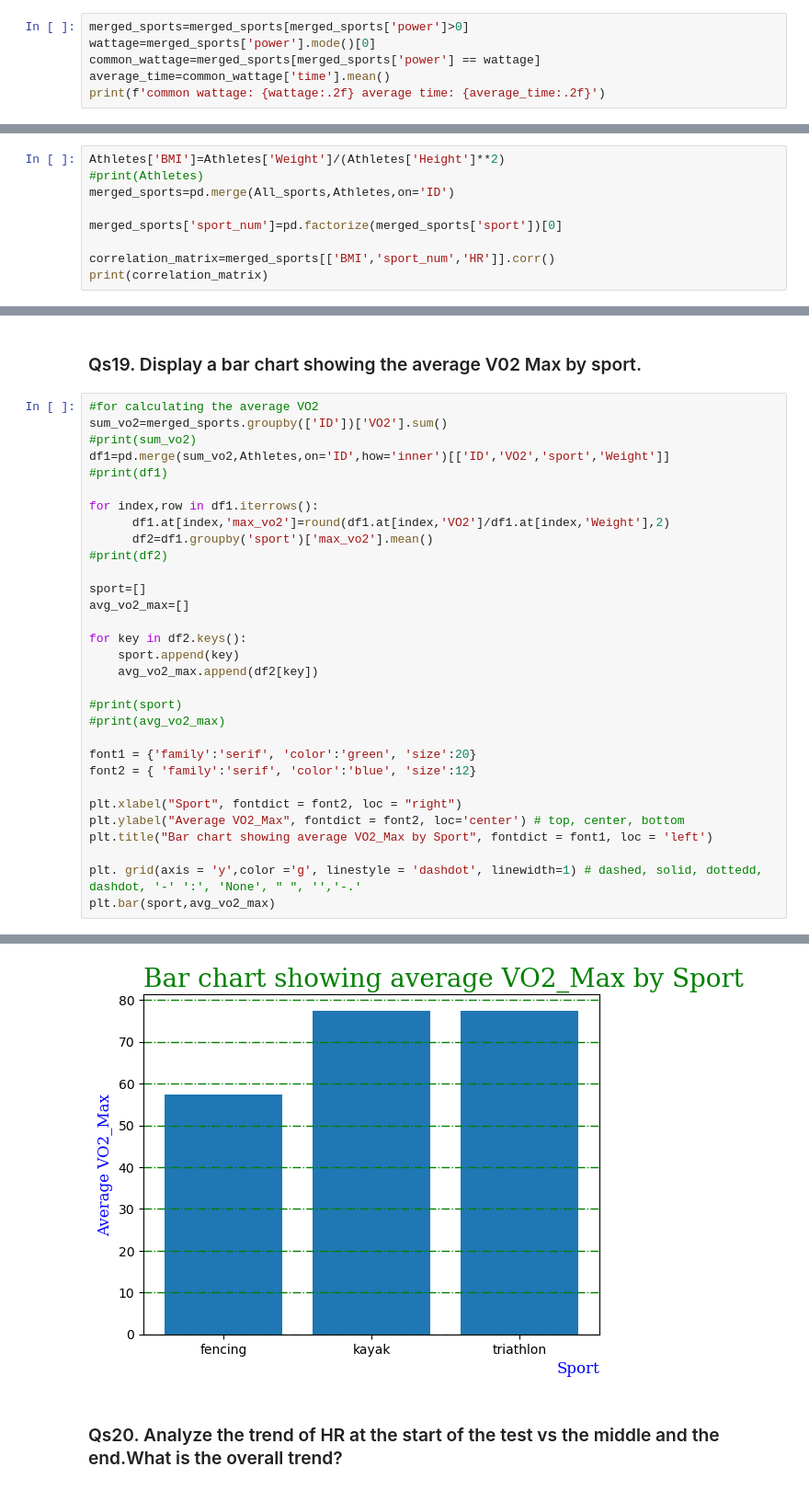
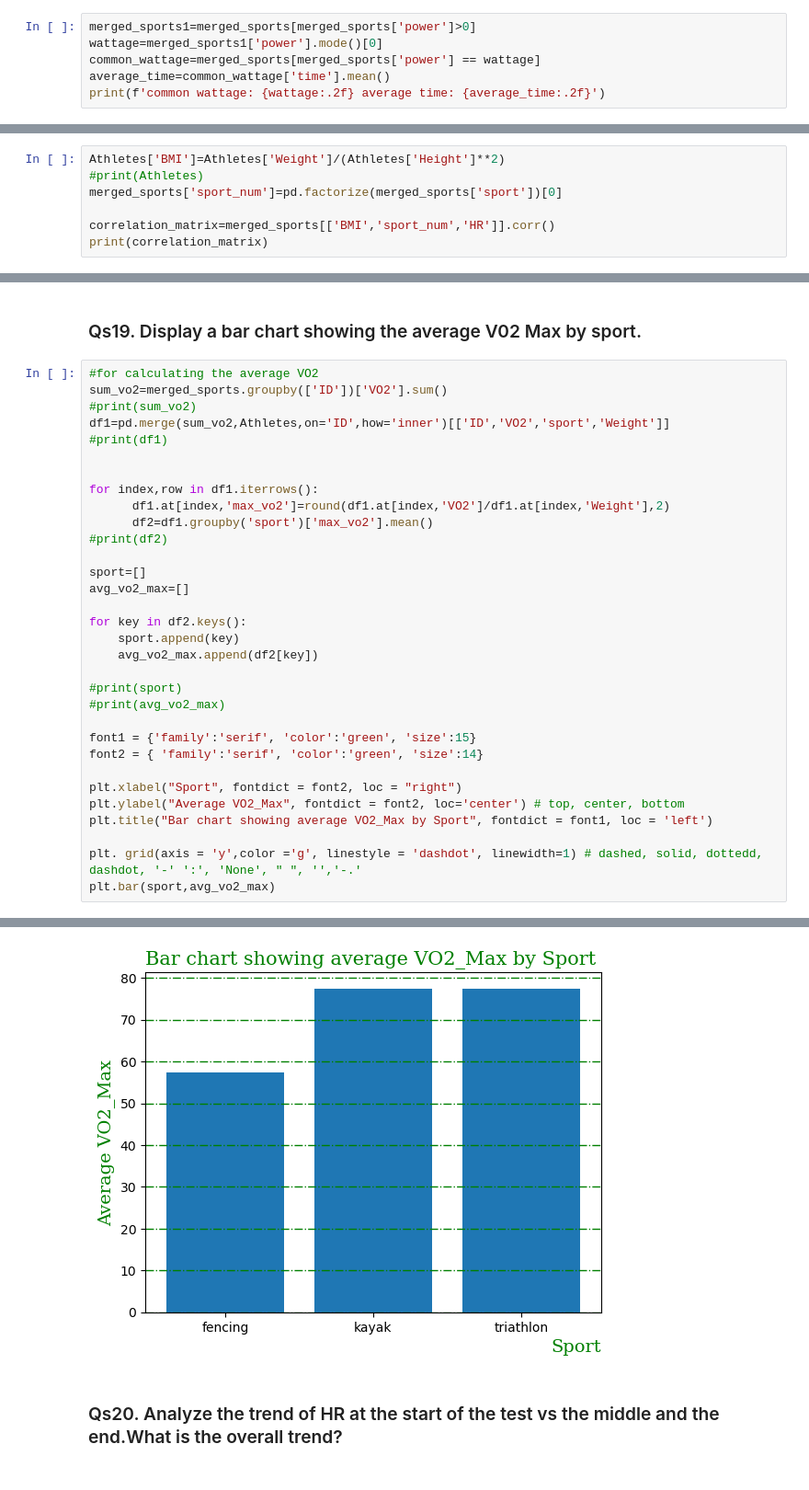
Before and after one commit to Soumi88-dev/Team4_Python_Warriors, a Jupyter notebook: Team4_Python_Warriors_Main80_Questions.ipynb, the cells around one changed output, grey strips where cells are left out. Shown: that part at 92% size. Drawn from its saved outputs; the diff is of its cells as text.

```diff
--- a/Team4_Python_Warriors_Main80_Questions.ipynb
+++ b/Team4_Python_Warriors_Main80_Questions.ipynb
@@ -141,6 +163,6 @@ The average time each test lasted including warmup for all athelets is 453.03 mi
 # %%
-merged_sports=merged_sports[merged_sports['power']>0]
-wattage=merged_sports['power'].mode()[0]
+merged_sports1=merged_sports[merged_sports['power']>0]
+wattage=merged_sports1['power'].mode()[0]
 common_wattage=merged_sports[merged_sports['power'] == wattage]
 average_time=common_wattage['time'].mean()
 print(f'common wattage: {wattage:.2f} average time: {average_time:.2f}')
@@ -151,8 +173,6 @@ common wattage: 50.00 average time: 92.24
 # %%
 Athletes['BMI']=Athletes['Weight']/(Athletes['Height']**2)
 #print(Athletes)
-merged_sports=pd.merge(All_sports,Athletes,on='ID')
-
 merged_sports['sport_num']=pd.factorize(merged_sports['sport'])[0]
 
 correlation_matrix=merged_sports[['BMI','sport_num','HR']].corr()
@@ -329,36 +350,37 @@ Name: count, dtype: int64
 #for calculating the average VO2
 sum_vo2=merged_sports.groupby(['ID'])['VO2'].sum()
 #print(sum_vo2)
 df1=pd.merge(sum_vo2,Athletes,on='ID',how='inner')[['ID','VO2','sport','Weight']]
 #print(df1)
+
 
 for index,row in df1.iterrows():
       df1.at[index,'max_vo2']=round(df1.at[index,'VO2']/df1.at[index,'Weight'],2)
       df2=df1.groupby('sport')['max_vo2'].mean()
 #print(df2)
 
 sport=[]
 avg_vo2_max=[]
 
 for key in df2.keys():
     sport.append(key)
     avg_vo2_max.append(df2[key])
 
 #print(sport)
 #print(avg_vo2_max)
 
-font1 = {'family':'serif', 'color':'green', 'size':20}
-font2 = { 'family':'serif', 'color':'blue', 'size':12}
+font1 = {'family':'serif', 'color':'green', 'size':15}
+font2 = { 'family':'serif', 'color':'green', 'size':14}
 
 plt.xlabel("Sport", fontdict = font2, loc = "right")
 plt.ylabel("Average VO2_Max", fontdict = font2, loc='center') # top, center, bottom
 plt.title("Bar chart showing average VO2_Max by Sport", fontdict = font1, loc = 'left')
 
 plt. grid(axis = 'y',color ='g', linestyle = 'dashdot', linewidth=1) # dashed, solid, dottedd, dashdot, '-' ':', 'None', " ", '','-.'
 plt.bar(sport,avg_vo2_max)
 # %% [output]
 <BarContainer object of 3 artists>
-[figure, old version]
+[figure, new version]
 # %% [markdown]
 ### Qs20. Analyze the trend of HR at the start of the test vs the middle and the end.What is the overall trend?
 # %%
```
Also changed, not shown: parts of 51 cells of this notebook.
